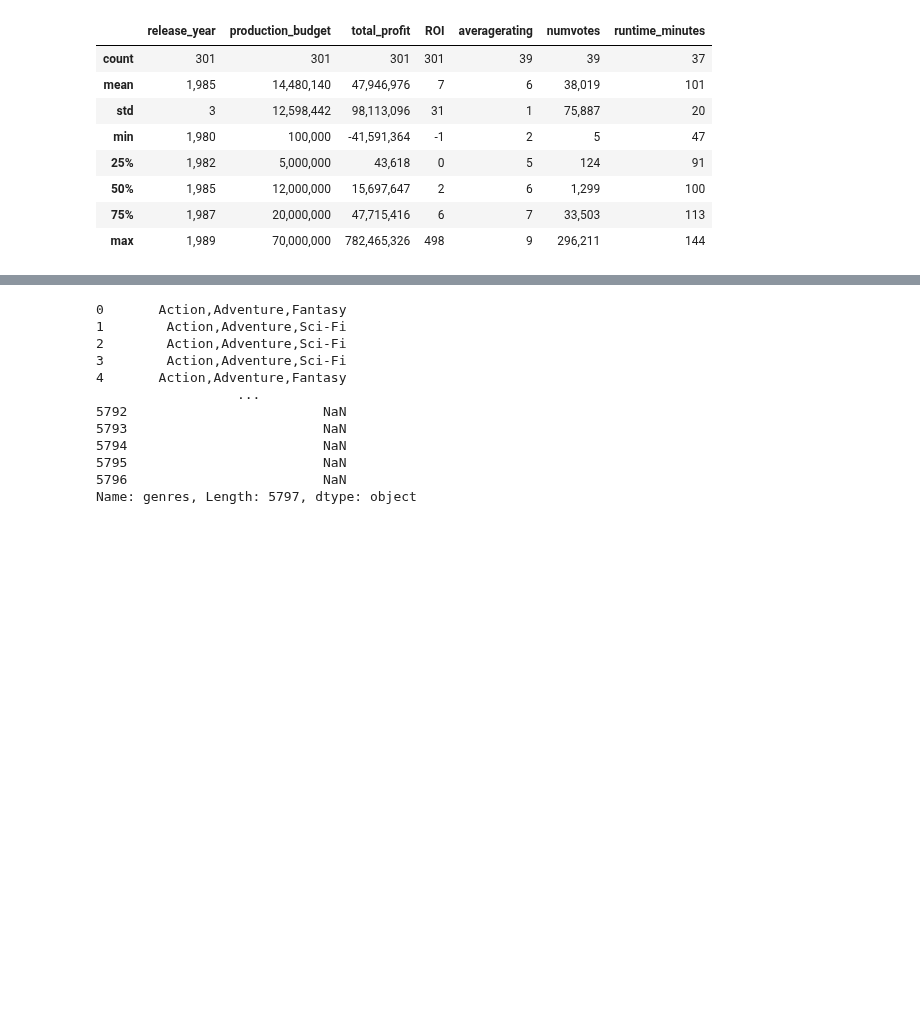
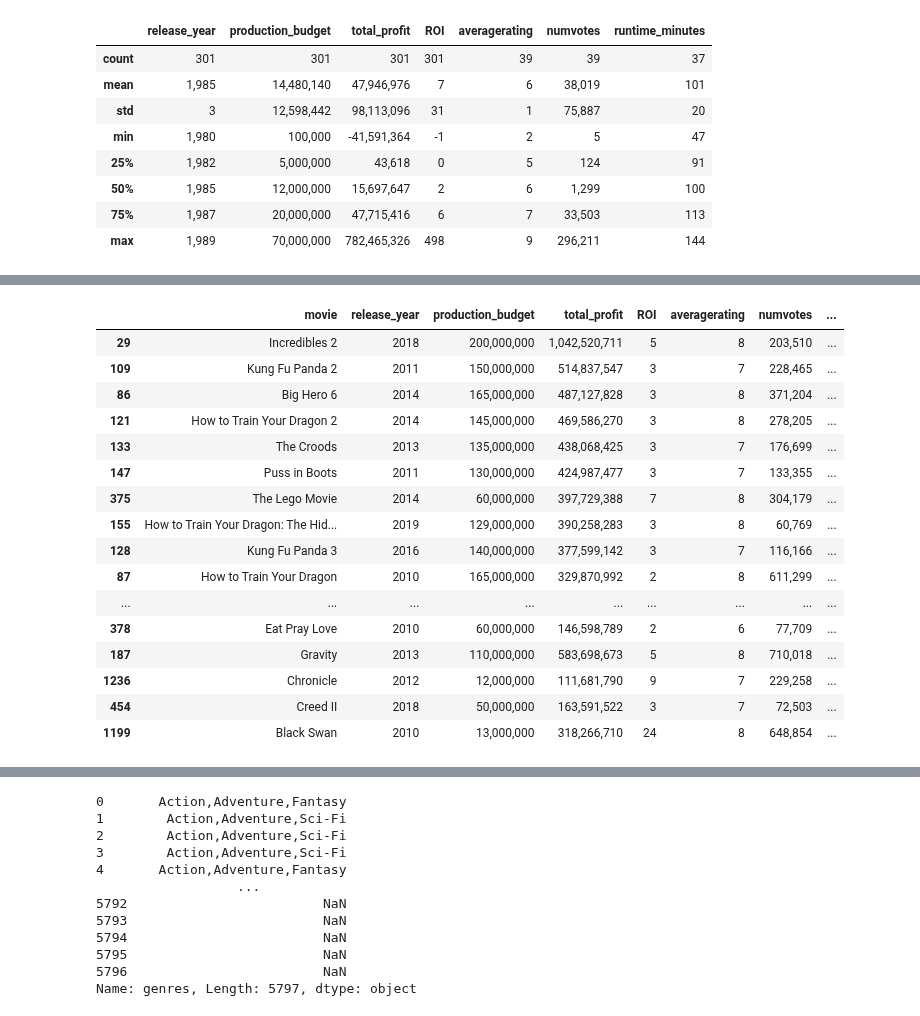
Before and after one commit to jxn628/dsc-phase-1-project, a Jupyter notebook: student.ipynb, the cells around one changed output, grey strips where cells are left out. Cells and saved outputs as stored; diff of their text form; code cells hidden in the pictures; blank space fills up the shorter version.

Commit message:
data analysis of genre, profit, roi

```diff
--- a/student.ipynb
+++ b/student.ipynb
@@ -1481,0 +1485,5 @@ AttributeError: 'list' object has no attribute 'plot'
+# %%
+most_profit = recent_movies_2010.sort_values('total_profit', ascending=False)
+# %%
+top_500 = most_profit[0:500]
+top_100_profit = most_profit[0:100]
@@ -1481,0 +1617,21 @@ AttributeError: 'list' object has no attribute 'plot'
+# %%
+#is there a coorelation between genre and performance?
+top_500.sort_values(by=['genre_1', 'genre_2', 'genre_3']).head(500)
+# %% [output]
+|  | movie | release_year | production_budget | total_profit | ROI | averagerating | numvotes | ... |
+| 29 | Incredibles 2 | 2018 | 200,000,000 | 1,042,520,711 | 5 | 8 | 203,510 | ... |
+| 109 | Kung Fu Panda 2 | 2011 | 150,000,000 | 514,837,547 | 3 | 7 | 228,465 | ... |
+| 86 | Big Hero 6 | 2014 | 165,000,000 | 487,127,828 | 3 | 8 | 371,204 | ... |
+| 121 | How to Train Your Dragon 2 | 2014 | 145,000,000 | 469,586,270 | 3 | 8 | 278,205 | ... |
+| 133 | The Croods | 2013 | 135,000,000 | 438,068,425 | 3 | 7 | 176,699 | ... |
+| 147 | Puss in Boots | 2011 | 130,000,000 | 424,987,477 | 3 | 7 | 133,355 | ... |
+| 375 | The Lego Movie | 2014 | 60,000,000 | 397,729,388 | 7 | 8 | 304,179 | ... |
+| 155 | How to Train Your Dragon: The Hid... | 2019 | 129,000,000 | 390,258,283 | 3 | 8 | 60,769 | ... |
+| 128 | Kung Fu Panda 3 | 2016 | 140,000,000 | 377,599,142 | 3 | 7 | 116,166 | ... |
+| 87 | How to Train Your Dragon | 2010 | 165,000,000 | 329,870,992 | 2 | 8 | 611,299 | ... |
+| ... | ... | ... | ... | ... | ... | ... | ... | ... |
+| 378 | Eat Pray Love | 2010 | 60,000,000 | 146,598,789 | 2 | 6 | 77,709 | ... |
+| 187 | Gravity | 2013 | 110,000,000 | 583,698,673 | 5 | 8 | 710,018 | ... |
+| 1236 | Chronicle | 2012 | 12,000,000 | 111,681,790 | 9 | 7 | 229,258 | ... |
+| 454 | Creed II | 2018 | 50,000,000 | 163,591,522 | 3 | 7 | 72,503 | ... |
+| 1199 | Black Swan | 2010 | 13,000,000 | 318,266,710 | 24 | 8 | 648,854 | ... |
```
Also changed, not shown: parts of 41 cells of this notebook.
